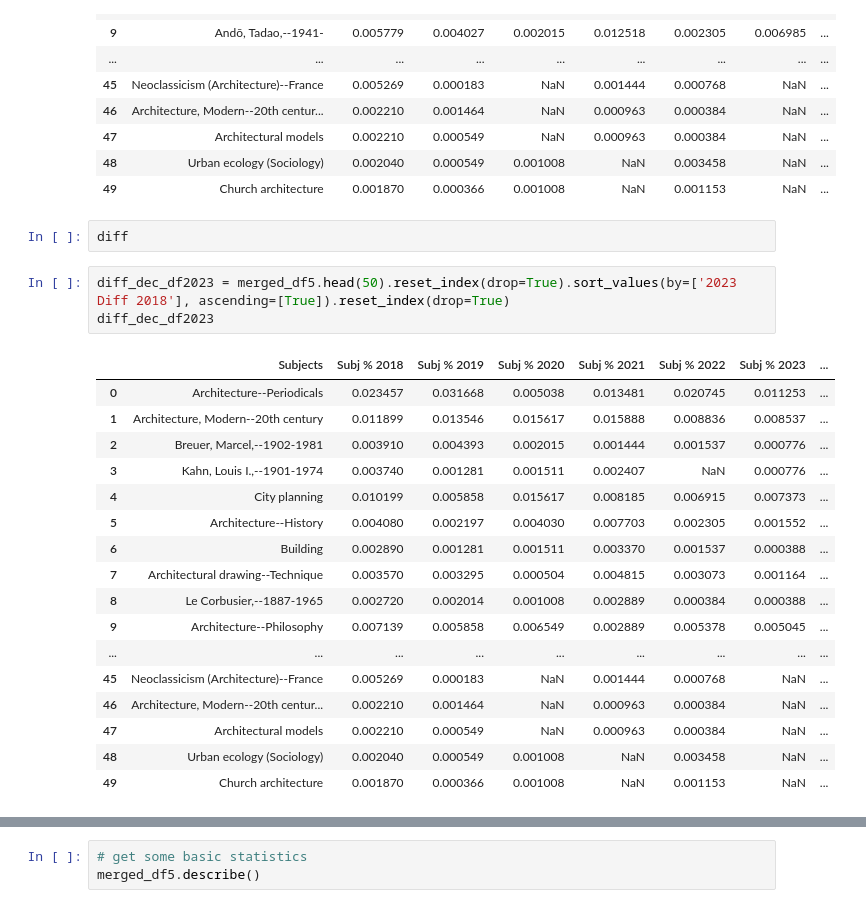
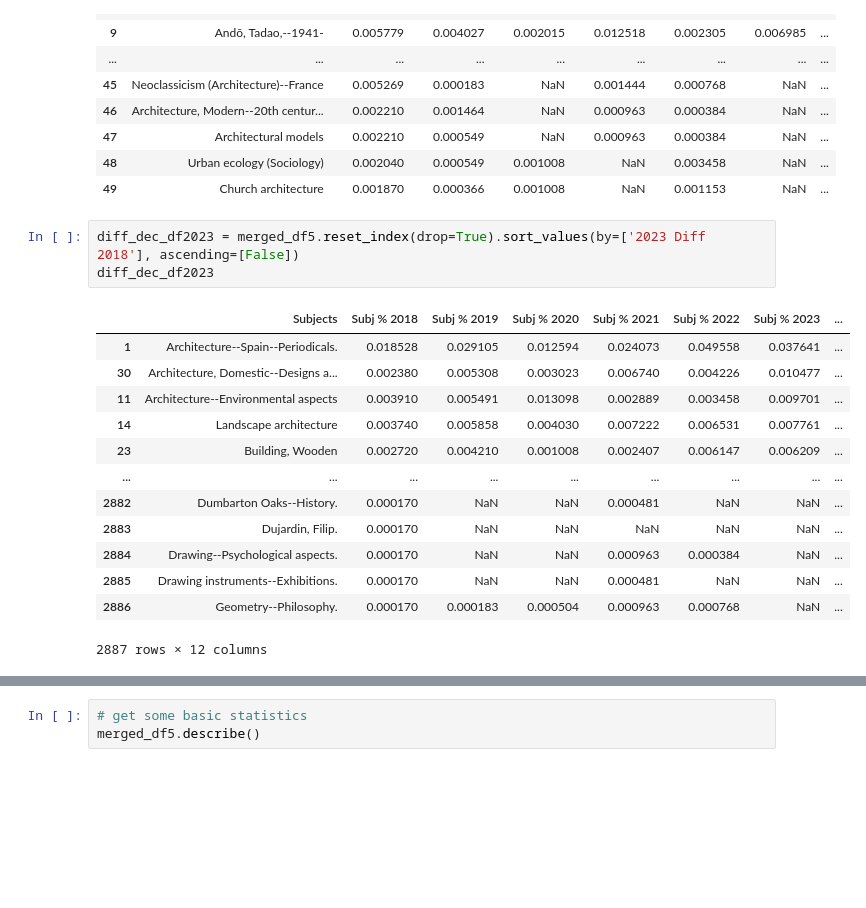
Before and after one commit to senderrr/Architecture, a Jupyter notebook: ArchitectureNotebookPlots.ipynb, the cells around one changed output, grey strips where cells are left out. Drawn from its saved outputs; the diff is of its cells as text; blank space fills up the shorter version.

```diff
--- a/ArchitectureNotebookPlots.ipynb
+++ b/ArchitectureNotebookPlots.ipynb
@@ -572,26 +561,20 @@ merged_df5.head(50).reset_index(drop=True).sort_values(by=['2023 Diff 2018'], as
 | 47 | Architectural models | 0.002210 | 0.000549 | NaN | 0.000963 | 0.000384 | NaN | ... |
 | 48 | Urban ecology (Sociology) | 0.002040 | 0.000549 | 0.001008 | NaN | 0.003458 | NaN | ... |
 | 49 | Church architecture | 0.001870 | 0.000366 | 0.001008 | NaN | 0.001153 | NaN | ... |
-# %%
-diff
 # %%
-diff_dec_df2023 = merged_df5.head(50).reset_index(drop=True).sort_values(by=['2023 Diff 2018'], ascending=[True]).reset_index(drop=True)
+diff_dec_df2023 = merged_df5.reset_index(drop=True).sort_values(by=['2023 Diff 2018'], ascending=[False])
 diff_dec_df2023
 # %% [output]
 |  | Subjects | Subj % 2018 | Subj % 2019 | Subj % 2020 | Subj % 2021 | Subj % 2022 | Subj % 2023 | ... |
-| 0 | Architecture--Periodicals | 0.023457 | 0.031668 | 0.005038 | 0.013481 | 0.020745 | 0.011253 | ... |
-| 1 | Architecture, Modern--20th century | 0.011899 | 0.013546 | 0.015617 | 0.015888 | 0.008836 | 0.008537 | ... |
-| 2 | Breuer, Marcel,--1902-1981 | 0.003910 | 0.004393 | 0.002015 | 0.001444 | 0.001537 | 0.000776 | ... |
-| 3 | Kahn, Louis I.,--1901-1974 | 0.003740 | 0.001281 | 0.001511 | 0.002407 | NaN | 0.000776 | ... |
-| 4 | City planning | 0.010199 | 0.005858 | 0.015617 | 0.008185 | 0.006915 | 0.007373 | ... |
-| 5 | Architecture--History | 0.004080 | 0.002197 | 0.004030 | 0.007703 | 0.002305 | 0.001552 | ... |
-| 6 | Building | 0.002890 | 0.001281 | 0.001511 | 0.003370 | 0.001537 | 0.000388 | ... |
-| 7 | Architectural drawing--Technique | 0.003570 | 0.003295 | 0.000504 | 0.004815 | 0.003073 | 0.001164 | ... |
-| 8 | Le Corbusier,--1887-1965 | 0.002720 | 0.002014 | 0.001008 | 0.002889 | 0.000384 | 0.000388 | ... |
-| 9 | Architecture--Philosophy | 0.007139 | 0.005858 | 0.006549 | 0.002889 | 0.005378 | 0.005045 | ... |
+| 1 | Architecture--Spain--Periodicals. | 0.018528 | 0.029105 | 0.012594 | 0.024073 | 0.049558 | 0.037641 | ... |
+| 30 | Architecture, Domestic--Designs a... | 0.002380 | 0.005308 | 0.003023 | 0.006740 | 0.004226 | 0.010477 | ... |
+| 11 | Architecture--Environmental aspects | 0.003910 | 0.005491 | 0.013098 | 0.002889 | 0.003458 | 0.009701 | ... |
+| 14 | Landscape architecture | 0.003740 | 0.005858 | 0.004030 | 0.007222 | 0.006531 | 0.007761 | ... |
+| 23 | Building, Wooden | 0.002720 | 0.004210 | 0.001008 | 0.002407 | 0.006147 | 0.006209 | ... |
 | ... | ... | ... | ... | ... | ... | ... | ... | ... |
-| 45 | Neoclassicism (Architecture)--France | 0.005269 | 0.000183 | NaN | 0.001444 | 0.000768 | NaN | ... |
-| 46 | Architecture, Modern--20th centur... | 0.002210 | 0.001464 | NaN | 0.000963 | 0.000384 | NaN | ... |
-| 47 | Architectural models | 0.002210 | 0.000549 | NaN | 0.000963 | 0.000384 | NaN | ... |
-| 48 | Urban ecology (Sociology) | 0.002040 | 0.000549 | 0.001008 | NaN | 0.003458 | NaN | ... |
-| 49 | Church architecture | 0.001870 | 0.000366 | 0.001008 | NaN | 0.001153 | NaN | ... |
+| 2882 | Dumbarton Oaks--History. | 0.000170 | NaN | NaN | 0.000481 | NaN | NaN | ... |
+| 2883 | Dujardin, Filip. | 0.000170 | NaN | NaN | NaN | NaN | NaN | ... |
+| 2884 | Drawing--Psychological aspects. | 0.000170 | NaN | NaN | 0.000963 | 0.000384 | NaN | ... |
+| 2885 | Drawing instruments--Exhibitions. | 0.000170 | NaN | NaN | 0.000481 | NaN | NaN | ... |
+| 2886 | Geometry--Philosophy. | 0.000170 | 0.000183 | 0.000504 | 0.000963 | 0.000768 | NaN | ... |
+2887 rows × 12 columns
```
Also changed, not shown: parts of 16 cells of this notebook.
